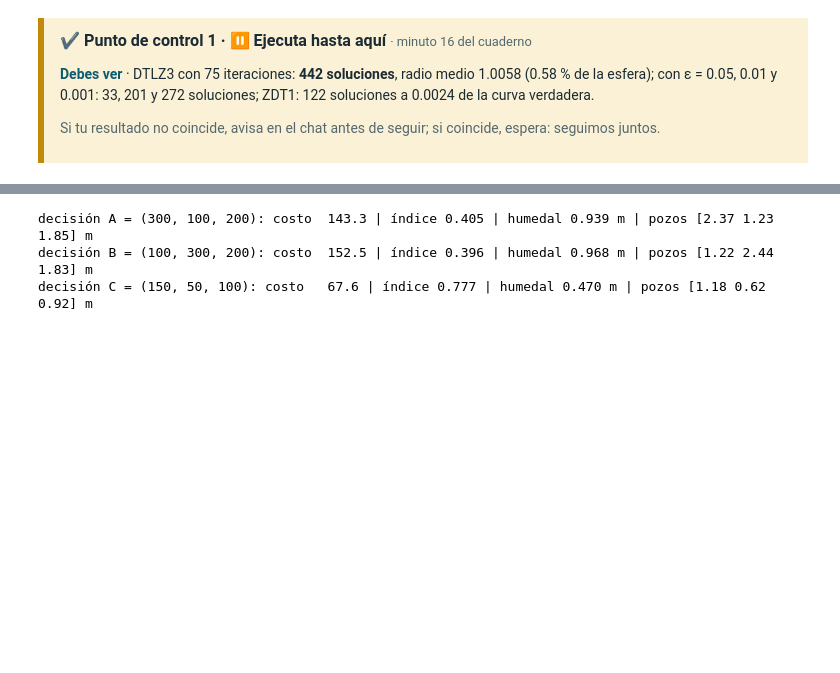
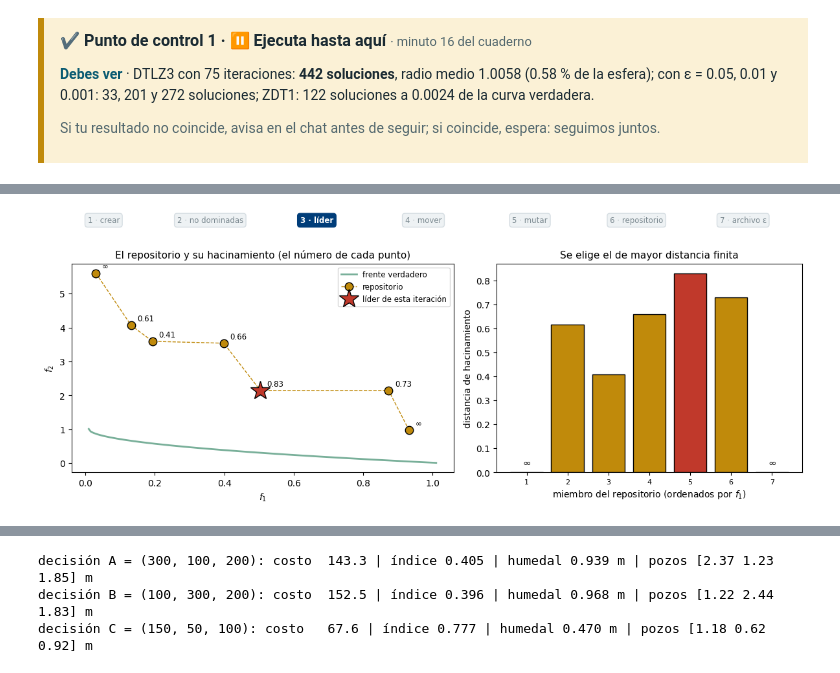
Before and after one commit to abelardo1685/Curso_Opt, a Jupyter notebook: Session_3/S3_multiobjetivo_omopso_rrwpt.ipynb, the cells around one changed output, grey strips where cells are left out. Saved outputs shown, nothing was run; the diff lists cells and outputs as text; code cells hidden in the pictures; blank space fills up the shorter version.

```diff
--- a/Session_3/S3_multiobjetivo_omopso_rrwpt.ipynb
+++ b/Session_3/S3_multiobjetivo_omopso_rrwpt.ipynb
@@ -347,0 +431,6 @@ variables y sus límites, **(3)** el diccionario de parámetros, **(4)** `pyOMOP
+# %%
+lider, repo = SelectLeader(repo, nPop)                      # paso 3 · mide el hacinamiento de cada miembro y devuelve el de mayor distancia finita
+
+paso.lider(repo, lider)                                     # el repositorio, su hacinamiento y el líder
+# %% [output]
+[figure, added]
```
Also changed, not shown: parts of 78 cells of this notebook, 14 other files.
